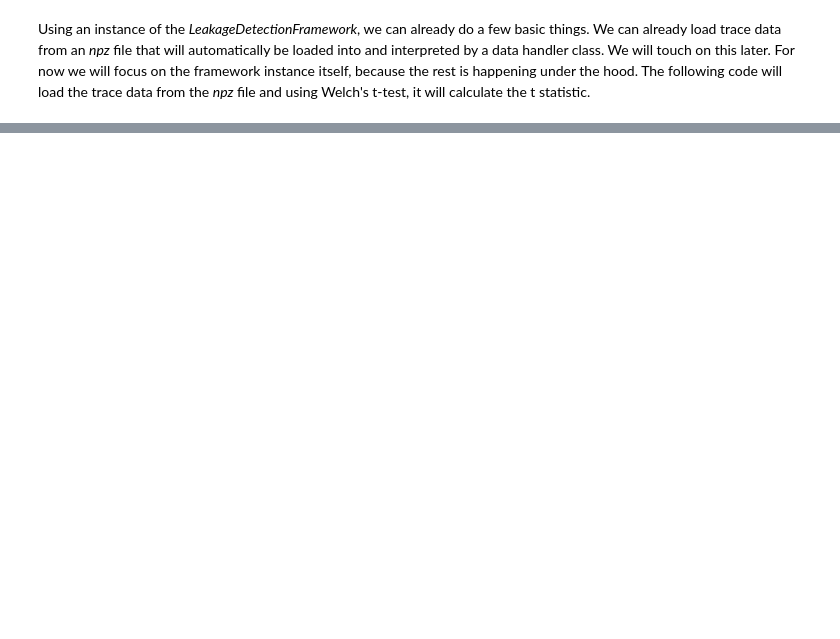
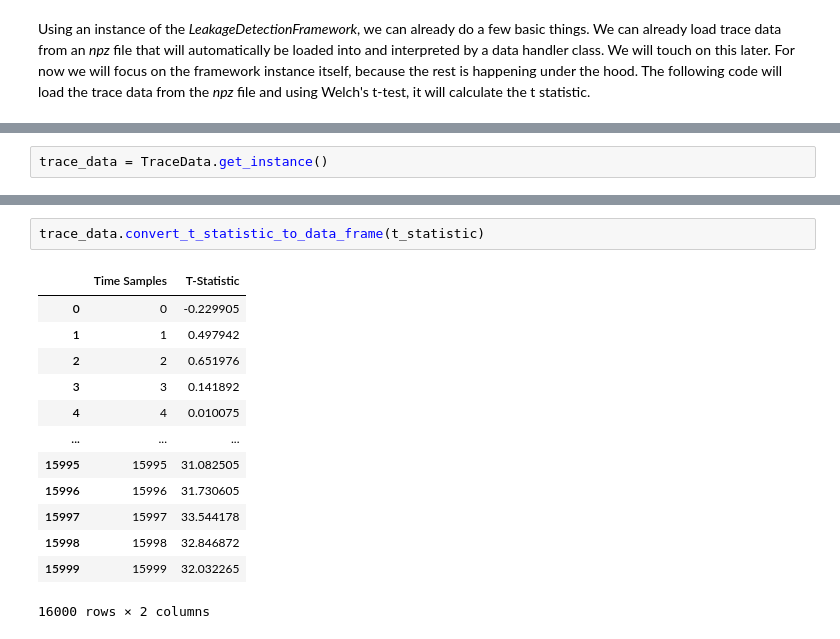
Before and after one commit to RazePerson/sca-leakage-detection-framework, a Jupyter notebook: sca-leakage-detection-framework/main-app.ipynb, the cells around one changed output, grey strips where cells are left out. Cells and saved outputs as stored; diff of their text form; blank space fills up the shorter version.

```diff
--- a/sca-leakage-detection-framework/main-app.ipynb
+++ b/sca-leakage-detection-framework/main-app.ipynb
@@ -37,0 +81,2 @@ NameError: name 'TraceData' is not defined
+# %%
+trace_data = TraceData.get_instance()
@@ -37,0 +129,16 @@ NameError: name 'TraceData' is not defined
+# %%
+trace_data.convert_t_statistic_to_data_frame(t_statistic)
+# %% [output]
+|  | Time Samples | T-Statistic |
+| 0 | 0 | -0.229905 |
+| 1 | 1 | 0.497942 |
+| 2 | 2 | 0.651976 |
+| 3 | 3 | 0.141892 |
+| 4 | 4 | 0.010075 |
+| ... | ... | ... |
+| 15995 | 15995 | 31.082505 |
+| 15996 | 15996 | 31.730605 |
+| 15997 | 15997 | 33.544178 |
+| 15998 | 15998 | 32.846872 |
+| 15999 | 15999 | 32.032265 |
+16000 rows × 2 columns
```
Also changed, not shown: parts of 40 cells of this notebook, 6 other files.
